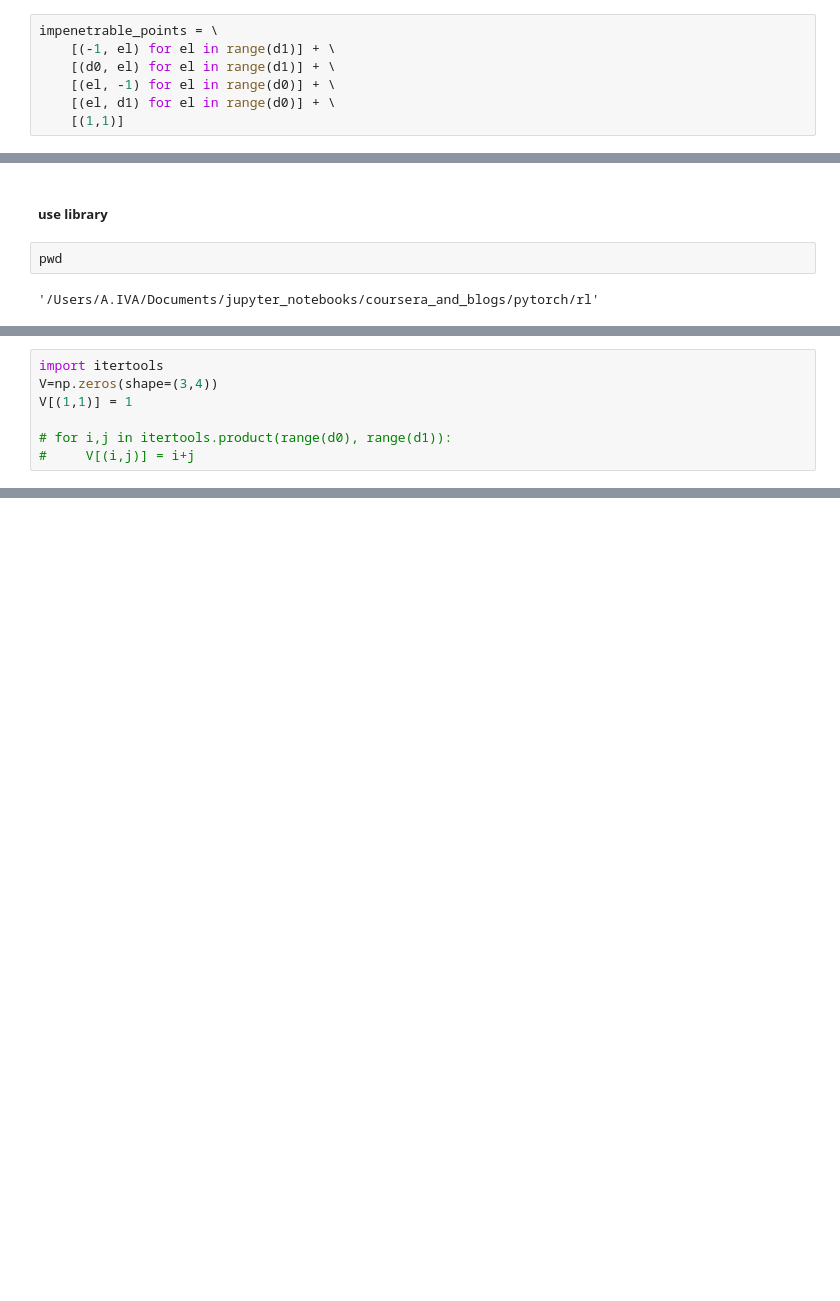
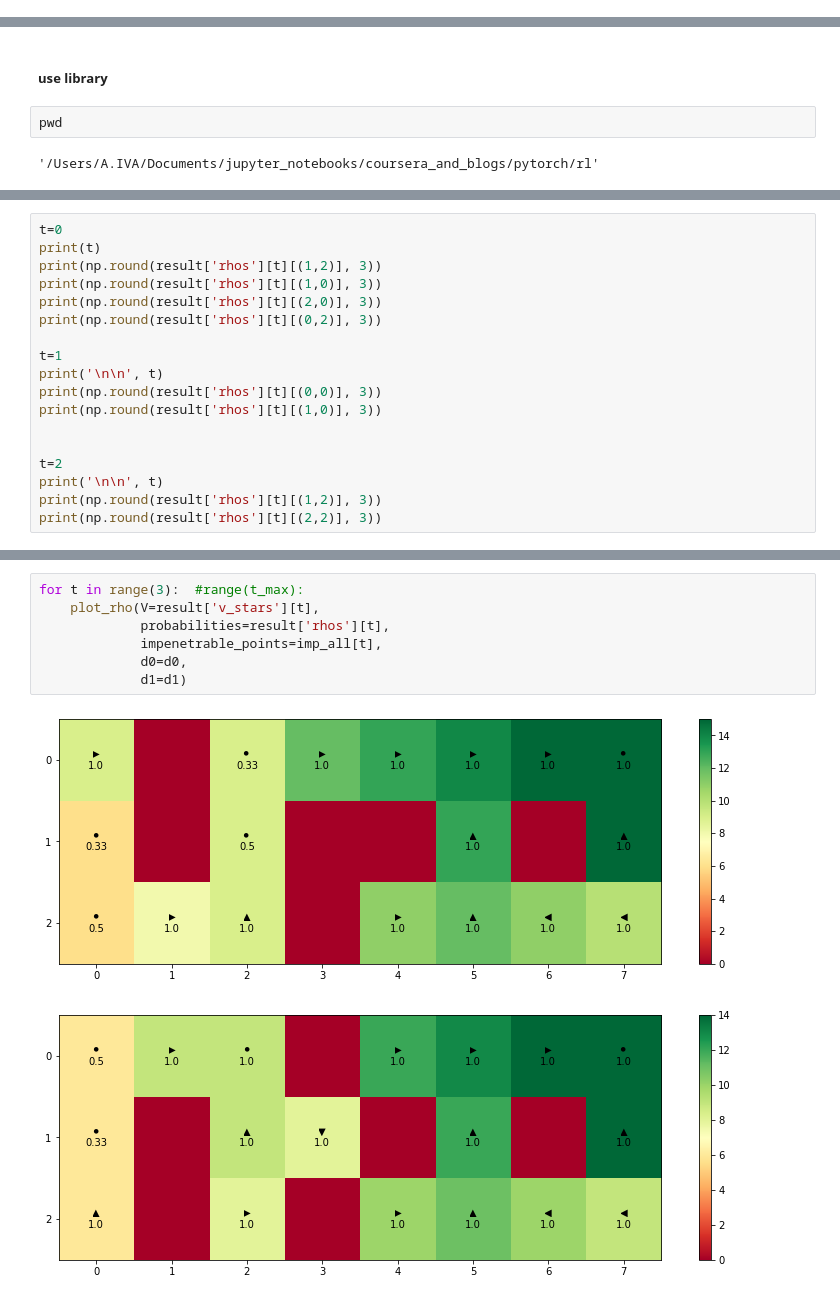
Before and after one commit to ImScientist/Towards-RL, a Jupyter notebook: RL_01_reforged.ipynb, the cells around one changed output, grey strips where cells are left out. Saved outputs shown, nothing was run; the diff lists cells and outputs as text; blank space fills up the shorter version.

```diff
--- a/RL_01_reforged.ipynb
+++ b/RL_01_reforged.ipynb
@@ -187,7 +3,0 @@ rho, rho.sum()
-# %%
-impenetrable_points = \
-    [(-1, el) for el in range(d1)] + \
-    [(d0, el) for el in range(d1)] + \
-    [(el, -1) for el in range(d0)] + \
-    [(el, d1) for el in range(d0)] + \
-    [(1,1)]
@@ -511,7 +9,0 @@ result['v_stars'][6].shape
-# %%
-import itertools
-V=np.zeros(shape=(3,4))
-V[(1,1)] = 1
-
-# for i,j in itertools.product(range(d0), range(d1)):
-#     V[(i,j)] = i+j
@@ -541,0 +151,18 @@ plt.show()
+# %%
+t=0
+print(t)
+print(np.round(result['rhos'][t][(1,2)], 3))
+print(np.round(result['rhos'][t][(1,0)], 3))
+print(np.round(result['rhos'][t][(2,0)], 3))
+print(np.round(result['rhos'][t][(0,2)], 3))
+
+t=1
+print('\n\n', t)
+print(np.round(result['rhos'][t][(0,0)], 3))
+print(np.round(result['rhos'][t][(1,0)], 3))
+
+
+t=2
+print('\n\n', t)
+print(np.round(result['rhos'][t][(1,2)], 3))
+print(np.round(result['rhos'][t][(2,2)], 3))
@@ -541,0 +185,10 @@ plt.show()
+# %%
+for t in range(3):  #range(t_max):
+    plot_rho(V=result['v_stars'][t],
+             probabilities=result['rhos'][t],
+             impenetrable_points=imp_all[t],
+             d0=d0,
+             d1=d1)
+# %% [output]
+[figure, added]
+[figure, added]
```
Also changed, not shown: parts of 88 cells of this notebook, 1 other file.
